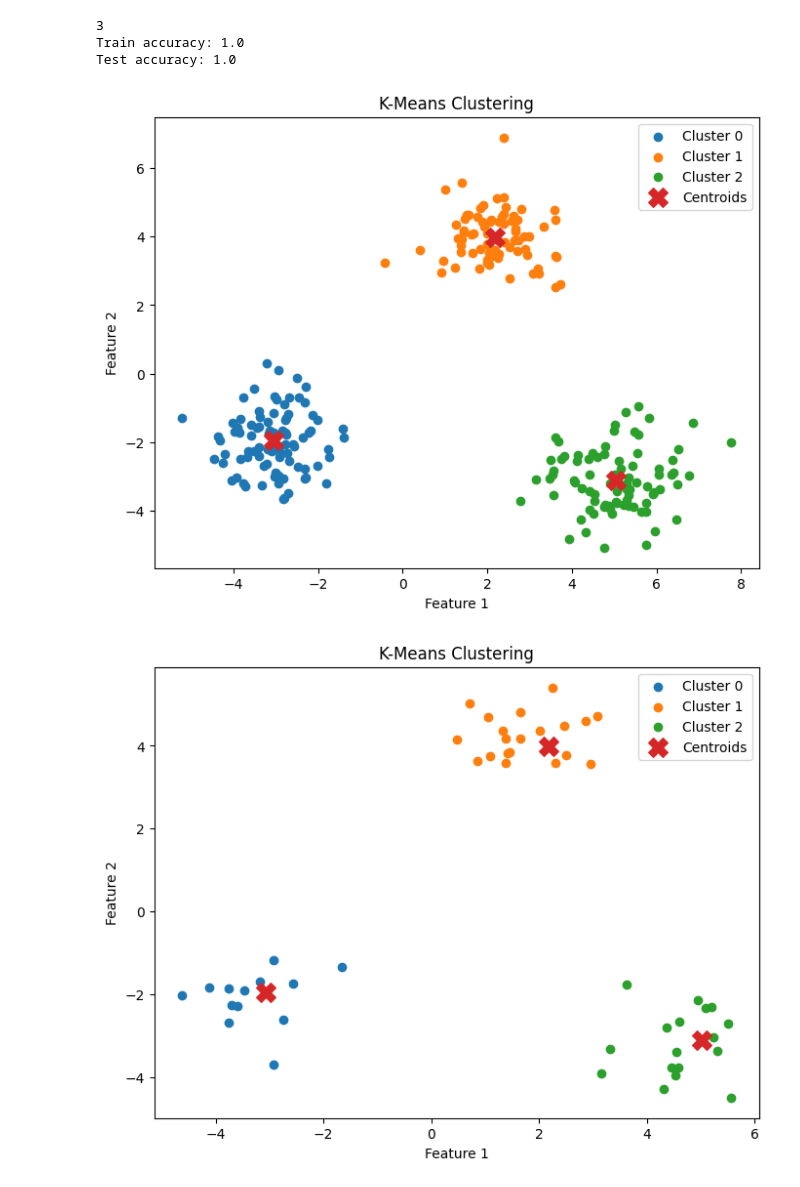
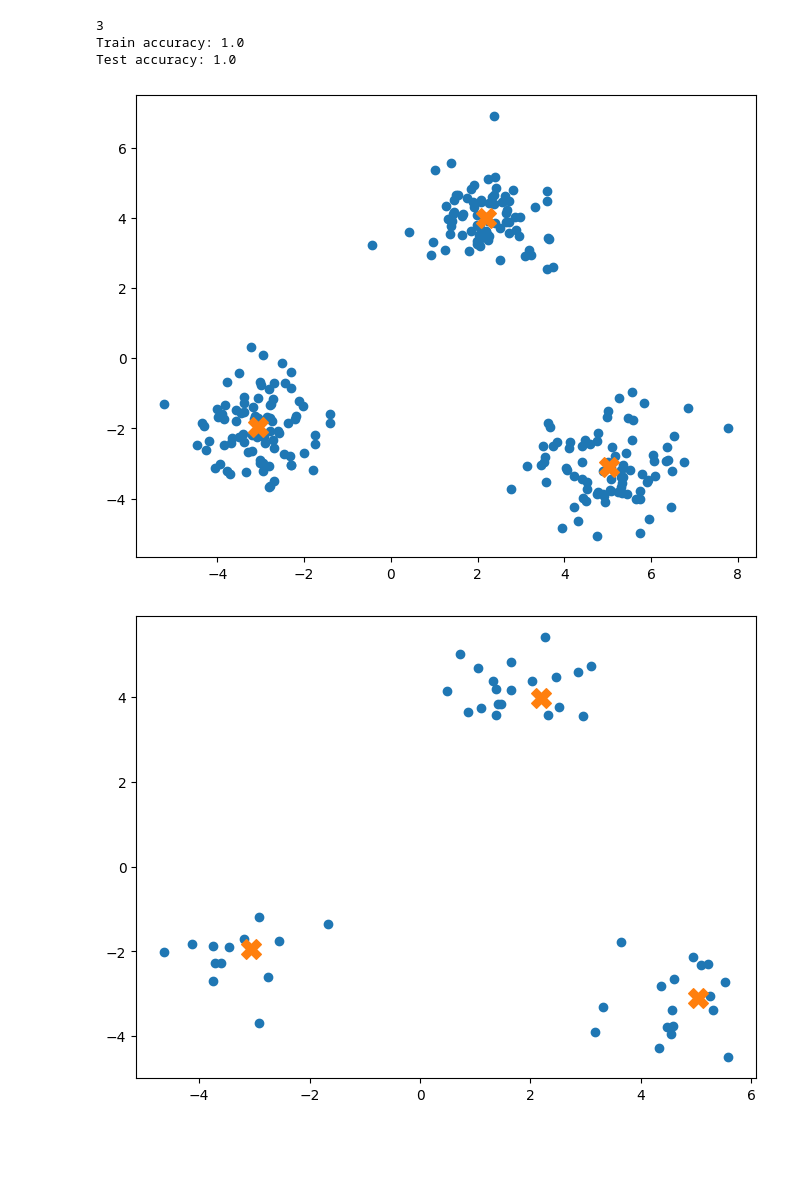
Before and after one commit to luongjuan123/Machine-Learning-Notebooks, a Jupyter notebook: K-mean Clustering/K-mean Clustering.ipynb, the cells around one changed output. Cells and saved outputs as stored; diff of their text form; code cells hidden in the pictures; blank space fills up the shorter version.

```diff
--- a/K-mean Clustering/K-mean Clustering.ipynb
+++ b/K-mean Clustering/K-mean Clustering.ipynb
@@ -44,7 +44,7 @@ class util(object):
         return inputs, labels
 
     @staticmethod
-    def plot(X, labels, centroids, save_path):
+    def plot1(X, labels, centroids, save_path):
         plt.figure(figsize=(8, 6))
 
         # Plot data points
@@ -72,6 +72,22 @@ class util(object):
         plt.title("K-Means Clustering")
         plt.legend()
         plt.show()
+
+    @staticmethod
+    def plot(X, labels, centroids, save_path):
+        plt.figure(figsize=(8, 6))
+
+        plt.scatter(
+            X[:, 0],
+             X[:, 1]
+        )
+
+        plt.scatter(
+            centroids[:, 0],
+            centroids[:, 1],
+            marker="X",
+            s=200
+        )
 # %%
 class KMeansClustering(object):
 
@@ -164,7 +180,7 @@ def run(train_path, eval_path, pred_path):
 
     X_test, y_test = util.load_dataset(eval_path)
 
-    test_labels = model.predict(X_test)
+    y_pred = model.predict(X_test)
 
     # Evaluate
     train_accuracy = cluster_accuracy(
@@ -175,35 +191,50 @@ def run(train_path, eval_path, pred_path):
 
     test_accuracy = cluster_accuracy(
         y_test,
-        test_labels,
+        y_pred,
         model.n_clusters
     )
 
     print("Train accuracy:", train_accuracy)
     print("Test accuracy:", test_accuracy)
 
     util.plot(
         X_train,
-        train_labels,
+        y_train,
         model.centroids,
         save_path="Output/KmeansClusteringTrainData.png"
     )
 
     util.plot(
         X_test,
-        test_labels,
+        y_test,
         model.centroids,
         save_path="Output/KmeansClusteringEvalData.png"
     )
+    util.plot1(
+        X_train,
+        y_train,
+        model.centroids,
+        save_path="Output/KmeansClusteringTrainData2.png"
+    )
+
+    util.plot1(
+        X_test,
+        y_pred,
+        model.centroids,
+        save_path="Output/KmeansClusteringEvalData2.png"
+    )
+
+    np.savetxt(pred_path, y_pred)
 
 
 if __name__ == "__main__":
     run(train_path="Data/train.csv",
         eval_path="Data/test.csv",
         pred_path="Output/KMeansClustering.txt")
 # %% [output]
 3
 Train accuracy: 1.0
 Test accuracy: 1.0
-[figure, old version]
+[figure, new version]
-[figure, old version]
+[figure, new version]
```
Also changed, not shown: parts of 1 cell of this notebook, 7 other files.
